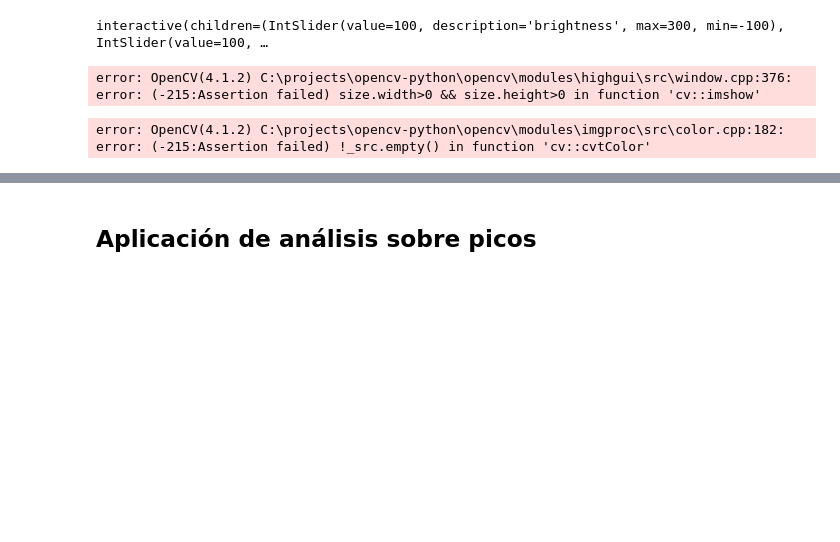
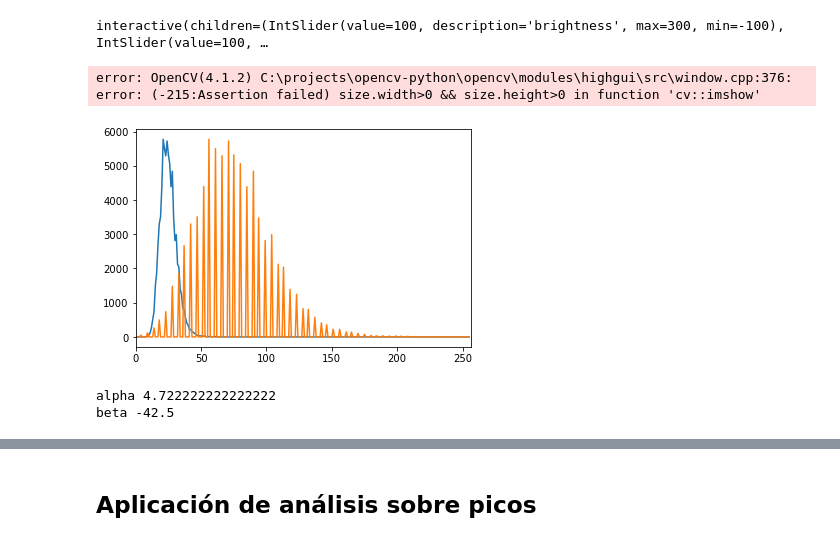
Before and after one commit to CardiAP/DesktopApp, a Jupyter notebook: Sparks_analysis.ipynb, the cells around one changed output, grey strips where cells are left out. Drawn from its saved outputs; the diff is of its cells as text; code cells hidden in the pictures; blank space fills up the shorter version.

```diff
--- a/Sparks_analysis.ipynb
+++ b/Sparks_analysis.ipynb
@@ -124,35 +136,37 @@ def automatic_brightness_and_contrast(image, clip_hist_percent=10):
 
     # Locate right cut
     maximum_gray = hist_size -1
     while accumulator[maximum_gray] >= (maximum - clip_hist_percent):
         maximum_gray -= 1
 
     # Calculate alpha and beta values
     alpha = 255 / (maximum_gray - minimum_gray)
     beta = -minimum_gray * alpha
 
 
     # Calculate new histogram with desired range and show histogram
     new_hist = cv2.calcHist([gray],[0],None,[256],[minimum_gray,maximum_gray])
     plt.plot(hist)
     plt.plot(new_hist)
     plt.xlim([0,256])
     plt.show()
 
     auto_result = cv2.convertScaleAbs(image, alpha=alpha, beta=beta)
     return (auto_result, alpha, beta)
 
 image = cv2.imread(path + nombre_foto + ".tif")
-auto_result, alpha, beta = automatic_brightness_and_contrast(im)
+auto_result, alpha, beta = automatic_brightness_and_contrast(imCrop)
 print('alpha', alpha)
 print('beta', beta)
 cv2.imshow('auto_result', auto_result)
 # cv2.imwrite('auto_result.png', auto_result)
 cv2.imshow('image', imCrop)
 cv2.waitKey()
 cv2.destroyAllWindows()
 # %% [output]
+[figure, added]
-error: OpenCV(4.1.2) C:\projects\opencv-python\opencv\modules\imgproc\src\color.cpp:182: error: (-215:Assertion failed) !_src.empty() in function 'cv::cvtColor'
+alpha 4.722222222222222
+beta -42.5
 # %%
 import cv2
 import numpy as np
```
Also changed, not shown: parts of 4 cells of this notebook.
